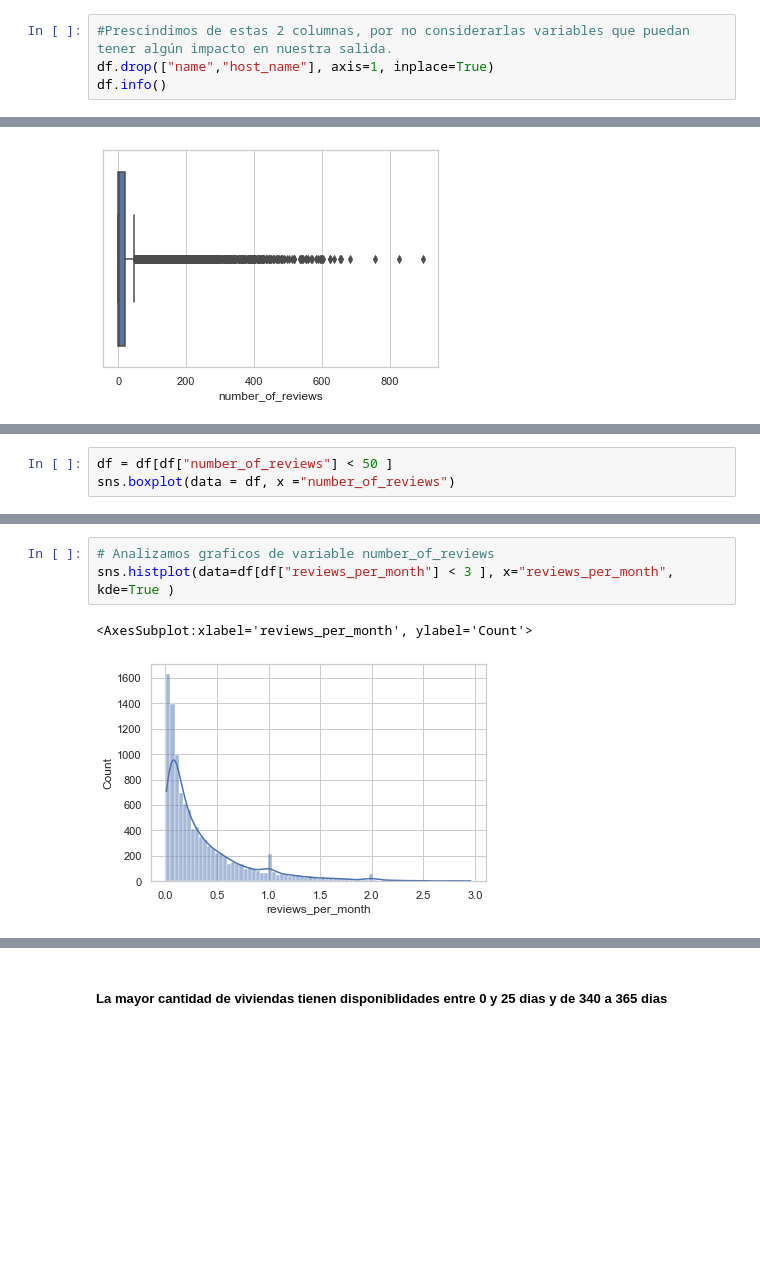
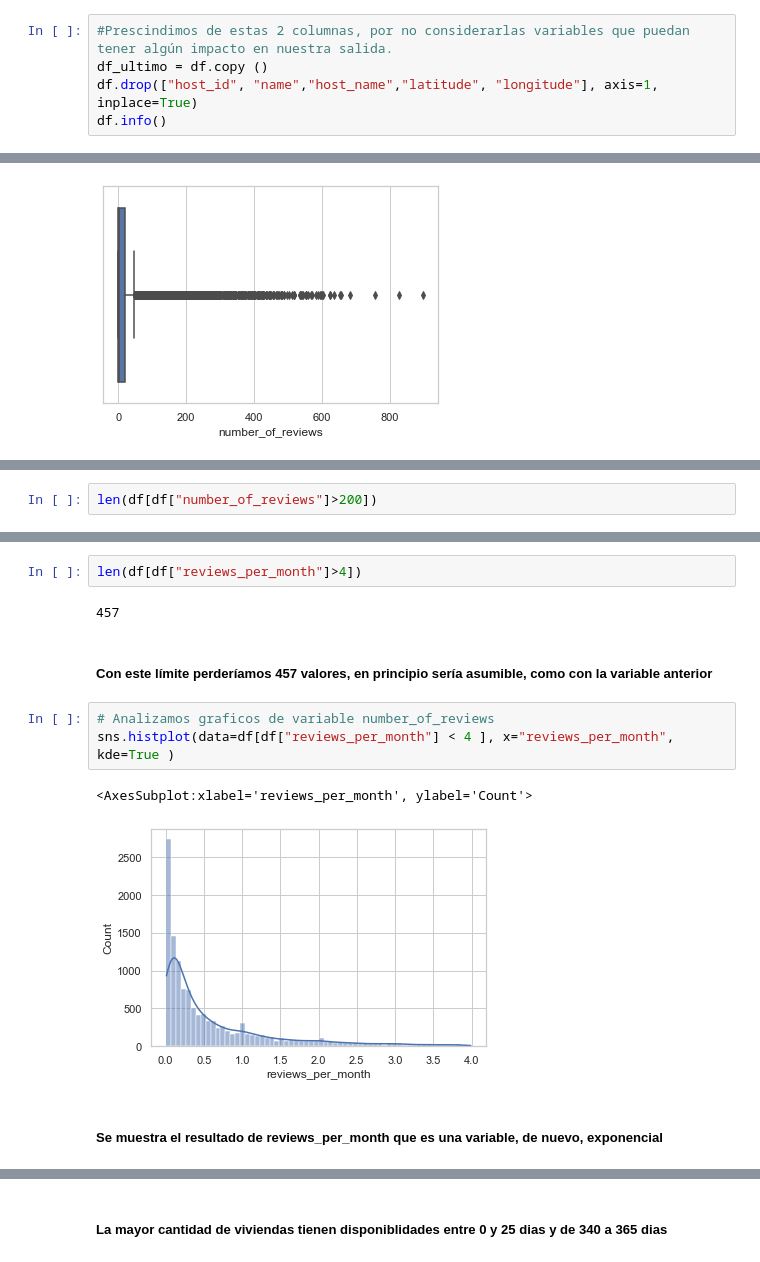
Before and after one commit to Factoria-F5-AI-Bootcamp-1-Edicion/Milan_airbnb, a Jupyter notebook: Milan_airbnb_EDA.ipynb, the cells around one changed output, grey strips where cells are left out. Cells and saved outputs as stored; diff of their text form; blank space fills up the shorter version.

```diff
--- a/Milan_airbnb_EDA.ipynb
+++ b/Milan_airbnb_EDA.ipynb
@@ -137,7 +137,8 @@ Una variable puede ser de dos tipos:
 </ul>
 # %%
 #Prescindimos de estas 2 columnas, por no considerarlas variables que puedan tener algún impacto en nuestra salida.
-df.drop(["name","host_name"], axis=1, inplace=True)
+df_ultimo = df.copy ()
+df.drop(["host_id", "name","host_name","latitude", "longitude"], axis=1, inplace=True)
 df.info()
 # %% [output]
 <class 'pandas.core.frame.DataFrame'>
@@ -727,4 +745,3 @@ sns.boxplot(x= df[(df["number_of_reviews"]< 25 )]["number_of_reviews"])
 # %%
-df = df[df["number_of_reviews"] < 50 ]
-sns.boxplot(data = df, x ="number_of_reviews")
+len(df[df["number_of_reviews"]>200])
 # %% [output]
@@ -733,9 +761,17 @@ sns.boxplot(data = df, x ="number_of_reviews")
+# %%
+len(df[df["reviews_per_month"]>4])
+# %% [output]
+457
+# %% [markdown]
+<h5>Con este límite perderíamos 457 valores, en principio sería asumible, como con la variable anterior</h5>
 # %%
 # Analizamos graficos de variable number_of_reviews
-sns.histplot(data=df[df["reviews_per_month"] < 3 ], x="reviews_per_month", kde=True )
+sns.histplot(data=df[df["reviews_per_month"] < 4 ], x="reviews_per_month", kde=True )
 # %% [output]
 <AxesSubplot:xlabel='reviews_per_month', ylabel='Count'>
-[figure, old version]
+[figure, new version]
+# %% [markdown]
+<h5>Se muestra el resultado de reviews_per_month que es una variable, de nuevo, exponencial </h5>
 # %%
 sns.histplot(data= df[(df["availability_365"]< 365 )], x="availability_365", kde=True )
 # %% [output]
```
Also changed, not shown: parts of 56 cells of this notebook.
